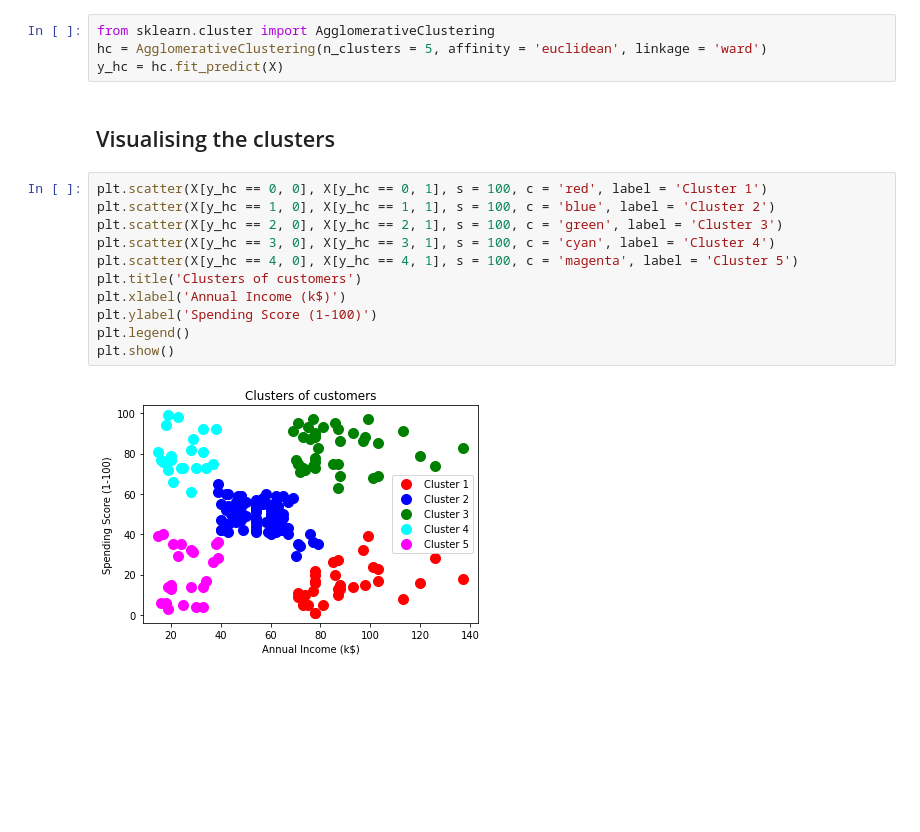
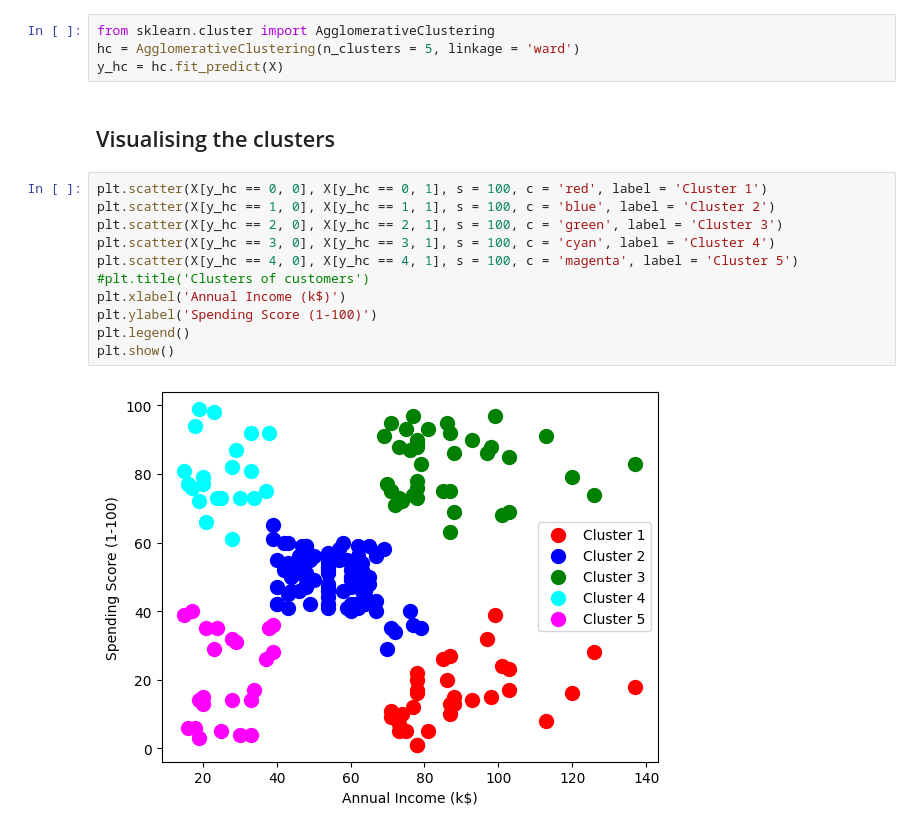
Before and after one commit to reach-jassi/ML, a Jupyter notebook: hierarchical_clustering.ipynb, the cells around one changed output. Saved outputs shown, nothing was run; the diff lists cells and outputs as text; blank space fills up the shorter version.

```diff
--- a/hierarchical_clustering.ipynb
+++ b/hierarchical_clustering.ipynb
@@ -28,20 +28,20 @@ plt.show()
 ## Training the Hierarchical Clustering model on the dataset
 # %%
 from sklearn.cluster import AgglomerativeClustering
-hc = AgglomerativeClustering(n_clusters = 5, affinity = 'euclidean', linkage = 'ward')
+hc = AgglomerativeClustering(n_clusters = 5, linkage = 'ward')
 y_hc = hc.fit_predict(X)
 # %% [markdown]
 ## Visualising the clusters
 # %%
 plt.scatter(X[y_hc == 0, 0], X[y_hc == 0, 1], s = 100, c = 'red', label = 'Cluster 1')
 plt.scatter(X[y_hc == 1, 0], X[y_hc == 1, 1], s = 100, c = 'blue', label = 'Cluster 2')
 plt.scatter(X[y_hc == 2, 0], X[y_hc == 2, 1], s = 100, c = 'green', label = 'Cluster 3')
 plt.scatter(X[y_hc == 3, 0], X[y_hc == 3, 1], s = 100, c = 'cyan', label = 'Cluster 4')
 plt.scatter(X[y_hc == 4, 0], X[y_hc == 4, 1], s = 100, c = 'magenta', label = 'Cluster 5')
-plt.title('Clusters of customers')
+#plt.title('Clusters of customers')
 plt.xlabel('Annual Income (k$)')
 plt.ylabel('Spending Score (1-100)')
 plt.legend()
 plt.show()
 # %% [output]
-[figure, old version]
+[figure, new version]
```
Also changed, not shown: parts of 1 cell of this notebook.
